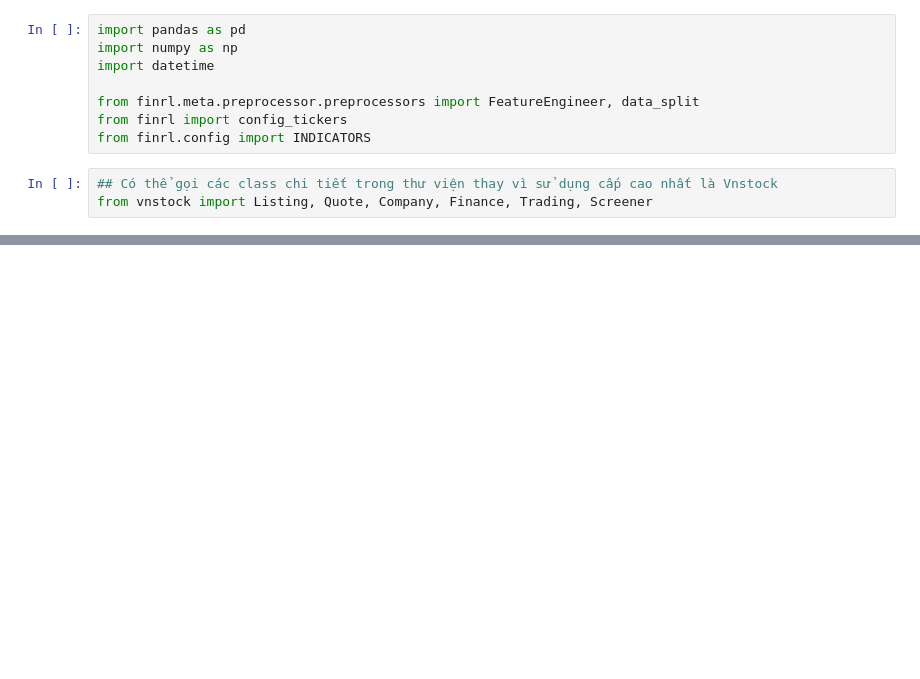
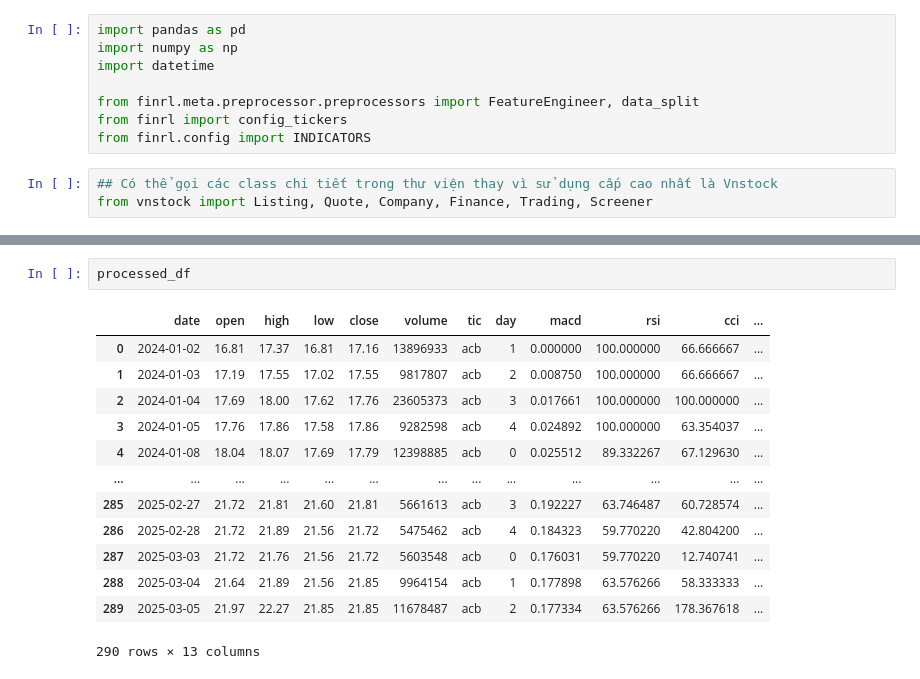
Before and after one commit to kohi-vip/SARSA_FinancialRL, a Jupyter notebook: New_data_import.ipynb, the cells around one changed output, grey strips where cells are left out. Drawn from its saved outputs; the diff is of its cells as text; blank space fills up the shorter version.

```diff
--- a/New_data_import.ipynb
+++ b/New_data_import.ipynb
@@ -167,0 +179,16 @@ KeyError: "None of [Index(['tic', 'date', 'macd'], dtype='object')] are in the [
+# %%
+processed_df
+# %% [output]
+|  | date | open | high | low | close | volume | tic | day | macd | rsi | cci | ... |
+| 0 | 2024-01-02 | 16.81 | 17.37 | 16.81 | 17.16 | 13896933 | acb | 1 | 0.000000 | 100.000000 | 66.666667 | ... |
+| 1 | 2024-01-03 | 17.19 | 17.55 | 17.02 | 17.55 | 9817807 | acb | 2 | 0.008750 | 100.000000 | 66.666667 | ... |
+| 2 | 2024-01-04 | 17.69 | 18.00 | 17.62 | 17.76 | 23605373 | acb | 3 | 0.017661 | 100.000000 | 100.000000 | ... |
+| 3 | 2024-01-05 | 17.76 | 17.86 | 17.58 | 17.86 | 9282598 | acb | 4 | 0.024892 | 100.000000 | 63.354037 | ... |
+| 4 | 2024-01-08 | 18.04 | 18.07 | 17.69 | 17.79 | 12398885 | acb | 0 | 0.025512 | 89.332267 | 67.129630 | ... |
+| ... | ... | ... | ... | ... | ... | ... | ... | ... | ... | ... | ... | ... |
+| 285 | 2025-02-27 | 21.72 | 21.81 | 21.60 | 21.81 | 5661613 | acb | 3 | 0.192227 | 63.746487 | 60.728574 | ... |
+| 286 | 2025-02-28 | 21.72 | 21.89 | 21.56 | 21.72 | 5475462 | acb | 4 | 0.184323 | 59.770220 | 42.804200 | ... |
+| 287 | 2025-03-03 | 21.72 | 21.76 | 21.56 | 21.72 | 5603548 | acb | 0 | 0.176031 | 59.770220 | 12.740741 | ... |
+| 288 | 2025-03-04 | 21.64 | 21.89 | 21.56 | 21.85 | 9964154 | acb | 1 | 0.177898 | 63.576266 | 58.333333 | ... |
+| 289 | 2025-03-05 | 21.97 | 22.27 | 21.85 | 21.85 | 11678487 | acb | 2 | 0.177334 | 63.576266 | 178.367618 | ... |
+290 rows × 13 columns
```
Also changed, not shown: parts of 3 cells of this notebook.
